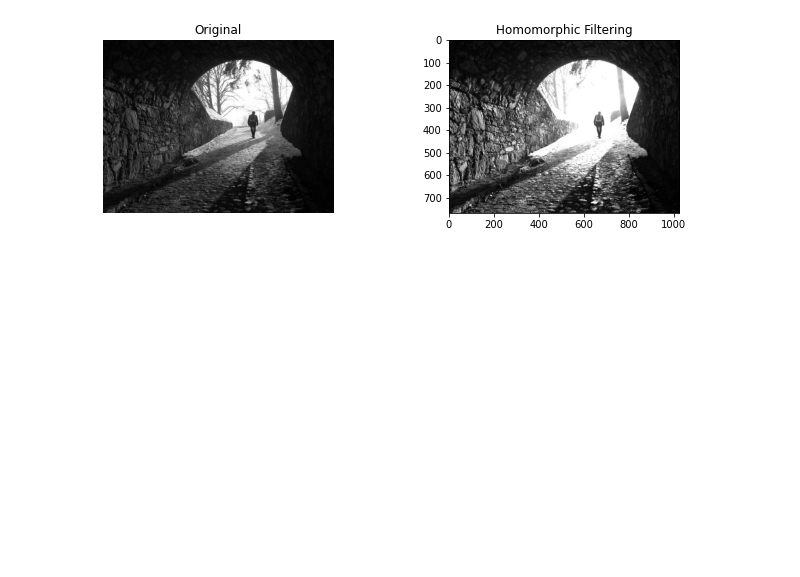
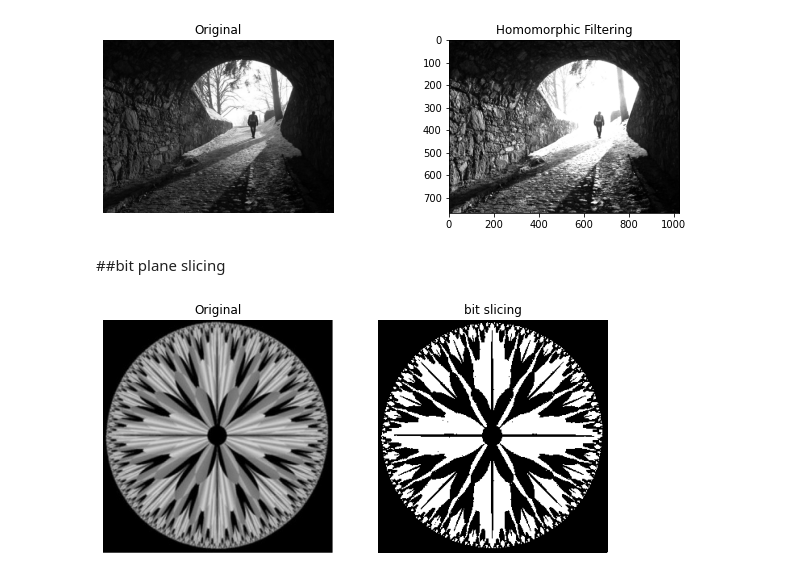
Before and after one commit to LuFernandez/imagaynes, a Jupyter notebook: TpFiltros/TPimagenes.ipynb, the cells around one changed output. Cells and saved outputs as stored; diff of their text form; code cells hidden in the pictures; blank space fills up the shorter version.

Commit message:
bit slicing listo

```diff
--- a/TpFiltros/TPimagenes.ipynb
+++ b/TpFiltros/TPimagenes.ipynb
@@ -261,3 +262,34 @@ plt.imshow(final, cmap='gray', vmin=0, vmax=255)
 plt.show()
 # %% [output]
 [figure]
+# %% [markdown]
+##bit plane slicing
+# %%
+#Original
+img = cv2.imread('bit.jpeg')
+fig_img = plt.figure(figsize=(7,7))
+plt.subplots_adjust(top = 1, bottom = 0, right = 1, left = 0, hspace = 0.2, wspace = 0.2)
+
+def bit_slicing(img):
+  new_img = np.copy(img)
+  for i in range(img.shape[0]):
+    new_img[new_img < 128] = 0
+    new_img[new_img > 127] = 255
+
+  return new_img
+
+new_img = bit_slicing(img)
+
+fig_img.add_subplot(1,2,1)
+plt.title("Original")
+plt.axis('off')
+plt.imshow(img, cmap='gray', vmin=0, vmax=255)
+
+fig_img.add_subplot(1,2,2)
+plt.title("bit slicing")
+plt.axis('off')
+plt.imshow(new_img, cmap='gray', vmin=0, vmax=255)
+
+plt.show()
+# %% [output]
+[figure, added]
```
Also changed, not shown: parts of 1 cell of this notebook.
